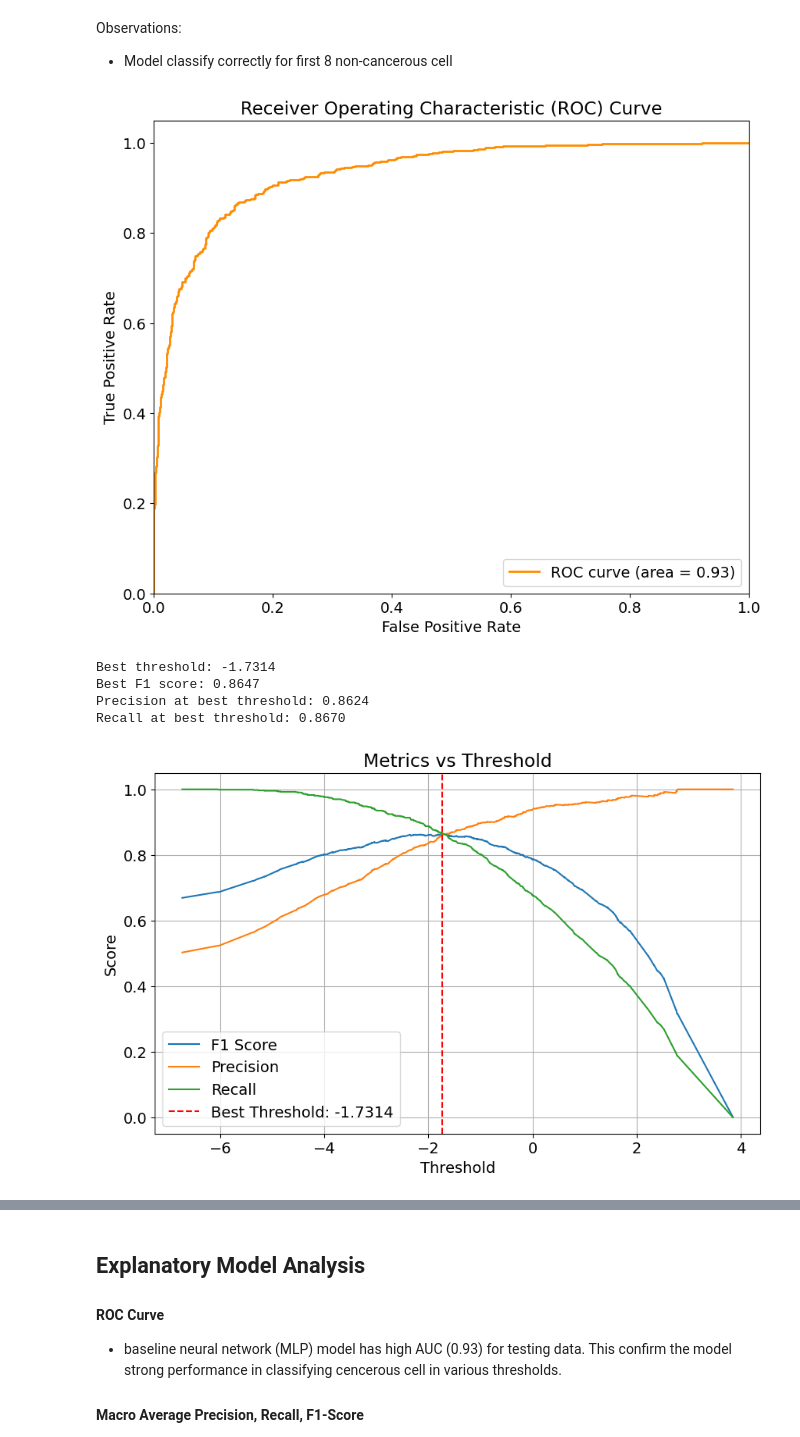
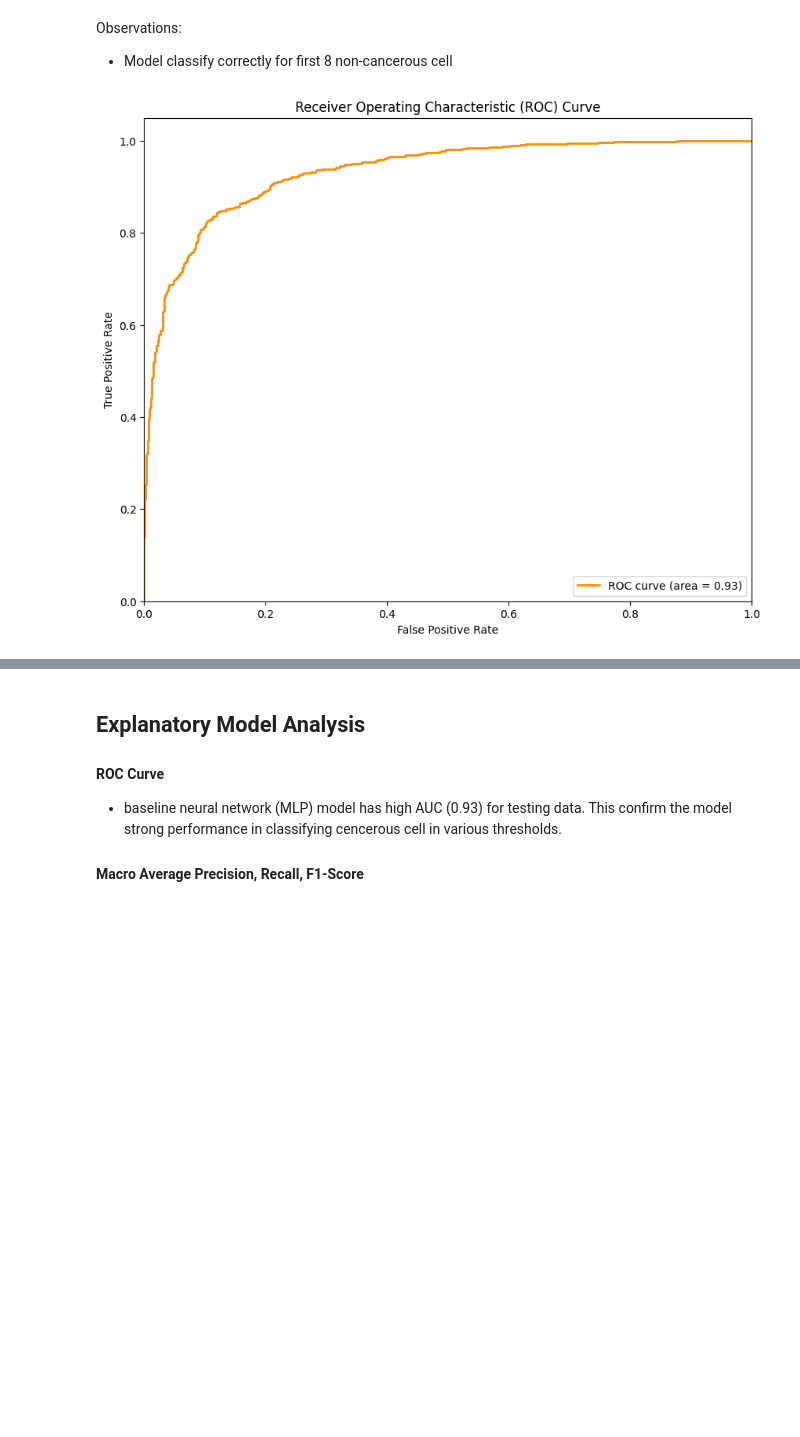
Before and after one commit to Strongsoon/machineLearning, a Jupyter notebook: s3955624_s3899816.ipynb, the cells around one changed output, grey strips where cells are left out. Saved outputs shown, nothing was run; the diff lists cells and outputs as text; code cells hidden in the pictures; blank space fills up the shorter version.

```diff
--- a/s3955624_s3899816.ipynb
+++ b/s3955624_s3899816.ipynb
@@ -1558,3 +1563,16 @@ Sigmoid function is used because:
+# %%
+# import all modules
+import pandas as pd
+import matplotlib.pyplot as plt
+import matplotlib.image as mpimg
+import numpy as np
+import seaborn as sns
+from sklearn.model_selection import train_test_split
+import os
+
+
+# read csv file
+mainColonCellFrame = pd.read_csv('./machineLearning/data_labels_mainData.csv', delimiter=',')
 # %%
 import tensorflow as tf
 
@@ -1720,7 +1736,7 @@ batch_size = 27
 
 isCancerous_base_nn_mlp_train_generator = train_datagen.flow_from_dataframe(
         dataframe=isCancerous_nn_train_data,
-        directory='./patch_images/',
+        directory='./machineLearning/patch_images/',
         x_col="ImageName",
         y_col="isCancerous",
         target_size=(27, 27),
@@ -1730,7 +1746,7 @@ isCancerous_base_nn_mlp_train_generator = train_datagen.flow_from_dataframe(
 
 isCancerous_base_nn_mlp_validation_generator = val_datagen.flow_from_dataframe(
         dataframe=isCancerous_nn_val_data,
-        directory='./patch_images/',
+        directory='./machineLearning/patch_images/',
         x_col="ImageName",
         y_col="isCancerous",
         target_size=(27, 27),
@@ -1833,7 +1849,7 @@ batch_size = 1
 
 isCancerous_base_nn_mlp_test_generator = test_datagen.flow_from_dataframe(
         dataframe=isCancerous_nn_test_data,
-        directory='./patch_images/',
+        directory='./machineLearning/patch_images/',
         x_col="ImageName",
         y_col="isCancerous",
         target_size=(27, 27),
@@ -1899,65 +1915,17 @@ y_pred_raw = np.array(y_pred_raw)
 # %%
 # Calculate ROC curve and ROC area
 fpr, tpr, thresholds_roc = roc_curve(y_true, y_pred_raw)
 roc_auc = auc(fpr, tpr)
 
 # Plot ROC curve
 plt.figure(figsize=(10, 8))
 plt.plot(fpr, tpr, color='darkorange', lw=2, label=f'ROC curve (area = {roc_auc:.2f})')
 plt.xlim([0.0, 1.0])
 plt.ylim([0.0, 1.05])
 plt.xlabel('False Positive Rate')
 plt.ylabel('True Positive Rate')
 plt.title('Receiver Operating Characteristic (ROC) Curve')
 plt.legend(loc="lower right")
 plt.show()
-
-# Calculate metrics at each threshold
-f1_scores = []
-precision_scores = []
-recall_scores = []
-
-for threshold in thresholds_roc:
-    y_pred_threshold = (y_pred_raw >= threshold).astype(int)
-
-    # Calculate metrics
-    f1 = f1_score(y_true, y_pred_threshold)
-    precision = precision_score(y_true, y_pred_threshold)
-    recall = recall_score(y_true, y_pred_threshold)
-
-    f1_scores.append(f1)
-    precision_scores.append(precision)
-    recall_scores.append(recall)
-
-# Find threshold with best F1 score
-best_f1_idx = np.argmax(f1_scores)
-best_threshold = thresholds_roc[best_f1_idx]
-best_f1 = f1_scores[best_f1_idx]
-precision_at_best = precision_scores[best_f1_idx]
-recall_at_best = recall_scores[best_f1_idx]
-
-print(f"Best threshold: {best_threshold:.4f}")
-print(f"Best F1 score: {best_f1:.4f}")
-print(f"Precision at best threshold: {precision_at_best:.4f}")
-print(f"Recall at best threshold: {recall_at_best:.4f}")
-
-# Plot F1 scores against thresholds
-plt.figure(figsize=(10, 6))
-plt.plot(thresholds_roc, f1_scores, label='F1 Score')
-plt.plot(thresholds_roc, precision_scores, label='Precision')
-plt.plot(thresholds_roc, recall_scores, label='Recall')
-plt.axvline(x=best_threshold, color='r', linestyle='--',
-            label=f'Best Threshold: {best_threshold:.4f}')
-plt.xlabel('Threshold')
-plt.ylabel('Score')
-plt.title('Metrics vs Threshold')
-plt.legend()
-plt.grid(True)
-plt.show()
 # %% [output]
-[figure, old version]
+[figure, new version]
-Best threshold: -1.7314
-Best F1 score: 0.8647
-Precision at best threshold: 0.8624
-Recall at best threshold: 0.8670
-[figure, removed]
```
Also changed, not shown: parts of 32 cells of this notebook.
